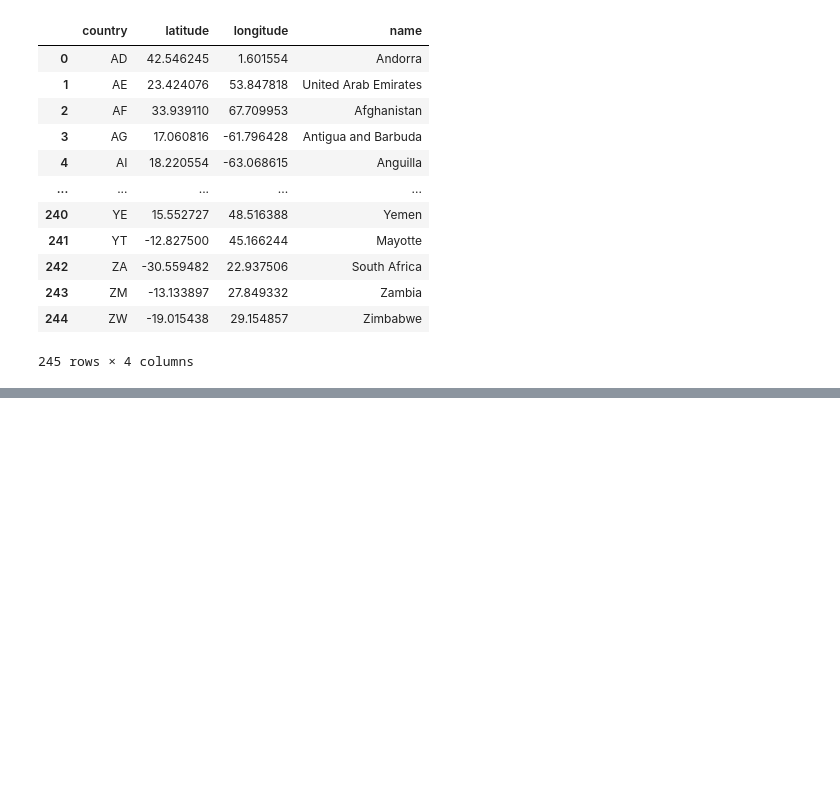
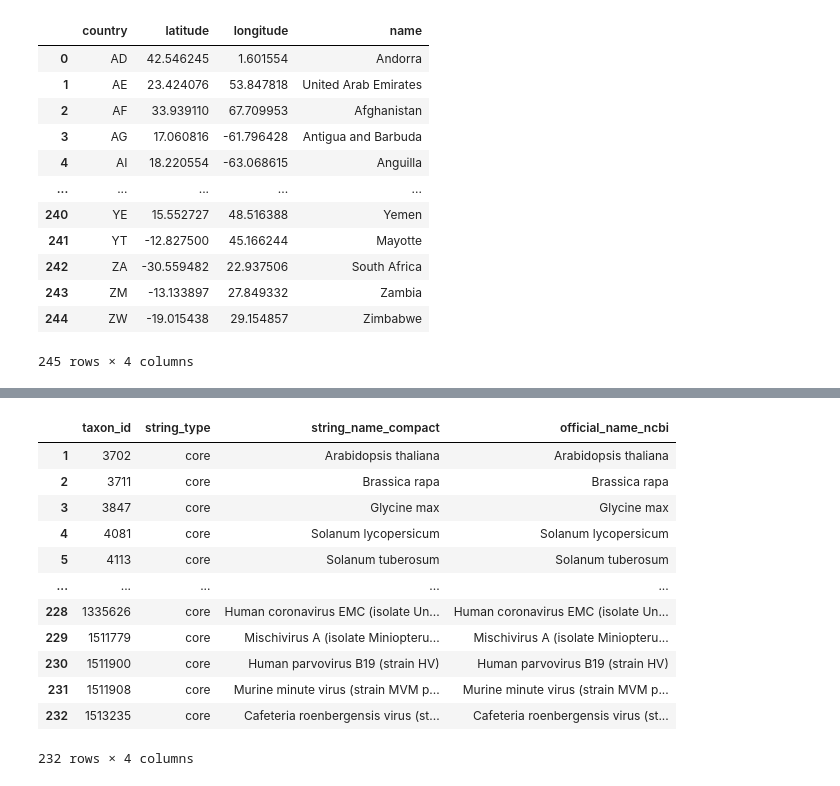
Before and after one commit to axiomcura/VSeek, a Jupyter notebook: analysis/00_get_data.ipynb, the cells around one changed output, grey strips where cells are left out. Drawn from its saved outputs; the diff is of its cells as text; code cells hidden in the pictures; blank space fills up the shorter version.

```diff
--- a/analysis/00_get_data.ipynb
+++ b/analysis/00_get_data.ipynb
@@ -259,0 +278,4 @@ array(['China', 'Croatia', 'United States of America', 'Brazil', 'Panama',
+# %%
+species_atlas = load_species_atlas()
+species_atlas
+# %% [output]
@@ -259,0 +283,13 @@ array(['China', 'Croatia', 'United States of America', 'Brazil', 'Panama',
+|  | taxon_id | string_type | string_name_compact | official_name_ncbi |
+| 1 | 3702 | core | Arabidopsis thaliana | Arabidopsis thaliana |
+| 2 | 3711 | core | Brassica rapa | Brassica rapa |
+| 3 | 3847 | core | Glycine max | Glycine max |
+| 4 | 4081 | core | Solanum lycopersicum | Solanum lycopersicum |
+| 5 | 4113 | core | Solanum tuberosum | Solanum tuberosum |
+| ... | ... | ... | ... | ... |
+| 228 | 1335626 | core | Human coronavirus EMC (isolate Un... | Human coronavirus EMC (isolate Un... |
+| 229 | 1511779 | core | Mischivirus A (isolate Miniopteru... | Mischivirus A (isolate Miniopteru... |
+| 230 | 1511900 | core | Human parvovirus B19 (strain HV) | Human parvovirus B19 (strain HV) |
+| 231 | 1511908 | core | Murine minute virus (strain MVM p... | Murine minute virus (strain MVM p... |
+| 232 | 1513235 | core | Cafeteria roenbergensis virus (st... | Cafeteria roenbergensis virus (st... |
+232 rows × 4 columns
```
Also changed, not shown: parts of 9 cells of this notebook, 13 other files.
